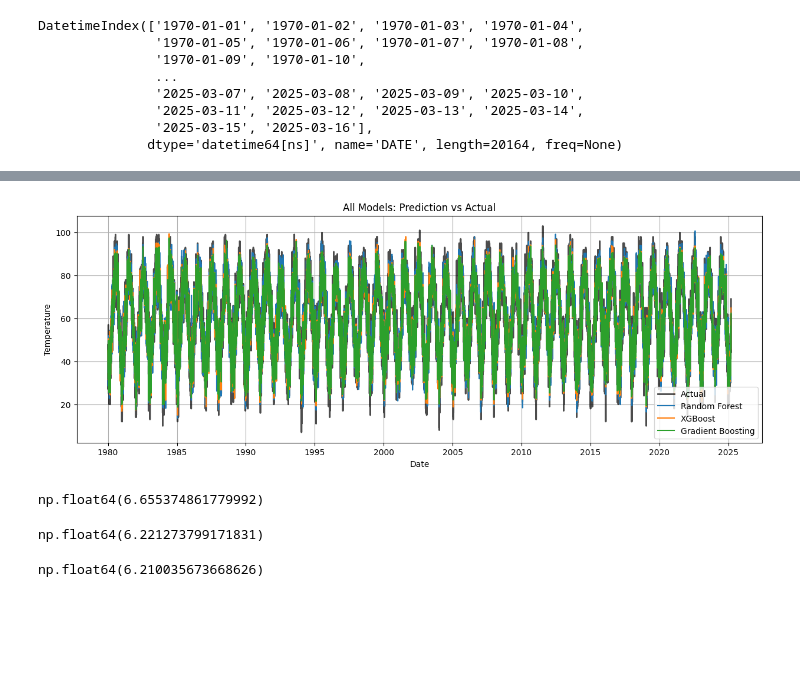
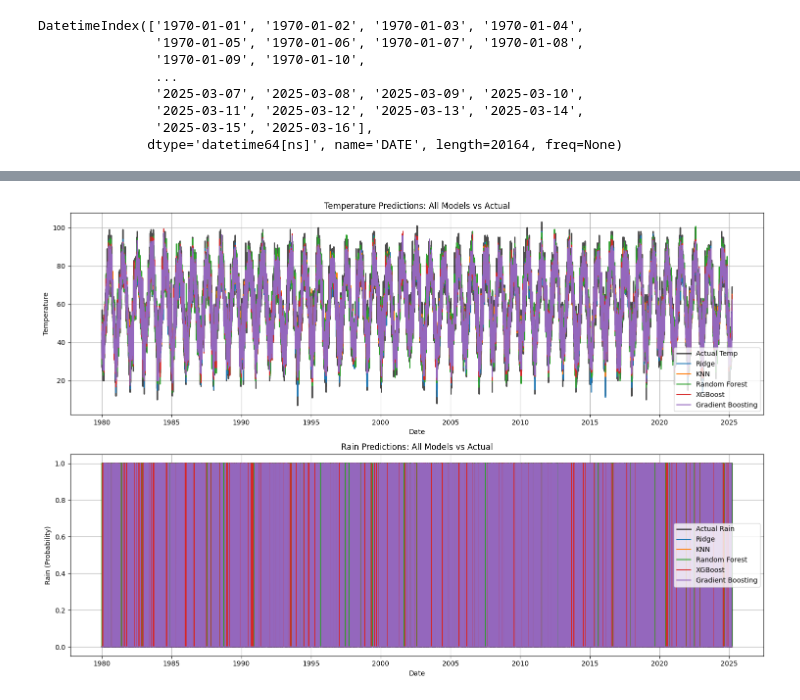
Before and after one commit to jebrinton/cs506finalproject, a Jupyter notebook: bhim_and_wen_combined.ipynb, the cells around one changed output, grey strips where cells are left out. Cells and saved outputs as stored; diff of their text form; code cells hidden in the pictures; blank space fills up the shorter version.

Commit message:
combined version of backtest funtion for both predictors, regression and classification models

```diff
--- a/bhim_and_wen_combined.ipynb
+++ b/bhim_and_wen_combined.ipynb
@@ -1,6 +1,7 @@
 # %%
 import pandas as pd
+import numpy as np
 
-#storing the dataset into the variable dataset, also making the "DATE" column the index column
-dataset = pd.read_csv("/Users/bhimrajj/Downloads/alpha.csv", index_col="DATE")
+# Storing the dataset into the variable dataset and making the "DATE" column the index column.
+dataset = pd.read_csv("weather.csv", index_col="DATE")
 # %%
@@ -245,5 +350,7 @@ def backtest(weather, model, predictors, start=3650, step=90):
 # %%
-predictions_10 = backtest(dataset, model, predictors)
-predictions_xgb_10 = backtest(dataset, xgb_model, predictors)
-predictions_gbr_10 = backtest(dataset, gbr_model, predictors)
+temp_ridge, rain_logistic = backtest(dataset, ridge_model, logistic_model, predictors)
+temp_knn, rain_knn = backtest(dataset, knn_model_temp, knn_model_rain, predictors)
+temp_rf, rain_rf = backtest(dataset, rf_model_temp, rf_model_rain, predictors)
+temp_xgb, rain_xgb = backtest(dataset, xgb_model_temp, xgb_model_rain, predictors)
+temp_gbr, rain_gbr = backtest(dataset, gbr_model_temp, gbr_model_rain, predictors)
 # %%
@@ -334,30 +580,40 @@ plt.show()
 # %%
-plt.figure(figsize=(15, 5))
+import matplotlib.pyplot as plt
 
-plt.plot(predictions_10.index, predictions_10["actual"], label="Actual", color="black", linewidth=2, alpha=0.7)
-plt.plot(predictions_10.index, predictions_10["prediction"], label="Random Forest")
-plt.plot(predictions_xgb_10.index, predictions_xgb_10["prediction"], label="XGBoost")
-plt.plot(predictions_gbr_10.index, predictions_gbr_10["prediction"], label="Gradient Boosting")
+# Set up the figure and subplots
+fig, (ax1, ax2) = plt.subplots(2, 1, figsize=(15, 10))  # 2 rows, 1 column
 
-plt.title("All Models: Prediction vs Actual")
-plt.xlabel("Date")
-plt.ylabel("Temperature")
-plt.legend()
-plt.grid(True)
+# Plotting Temperature Predictions
+ax1.plot(temp_ridge.index, temp_ridge["actual_temp"], label="Actual Temp", color="black", linewidth=2, alpha=0.7)
+ax1.plot(temp_ridge.index, temp_ridge["predicted_temp"], label="Ridge")
+ax1.plot(temp_knn.index, temp_knn["predicted_temp"], label="KNN")
+ax1.plot(temp_rf.index, temp_rf["predicted_temp"], label="Random Forest")
+ax1.plot(temp_xgb.index, temp_xgb["predicted_temp"], label="XGBoost")
+ax1.plot(temp_gbr.index, temp_gbr["predicted_temp"], label="Gradient Boosting")
+
+ax1.set_title("Temperature Predictions: All Models vs Actual")
+ax1.set_xlabel("Date")
+ax1.set_ylabel("Temperature")
+ax1.legend()
+ax1.grid(True)
+
+# Plotting Rain Predictions
+ax2.plot(rain_logistic.index, rain_logistic["actual_rain"], label="Actual Rain", color="black", linewidth=2, alpha=0.7)
+ax2.plot(rain_logistic.index, rain_logistic["predicted_rain"], label="Ridge")
+ax2.plot(rain_knn.index, rain_knn["predicted_rain"], label="KNN")
+ax2.plot(rain_rf.index, rain_rf["predicted_rain"], label="Random Forest")
+ax2.plot(rain_xgb.index, rain_xgb["predicted_rain"], label="XGBoost")
+ax2.plot(rain_gbr.index, rain_gbr["predicted_rain"], label="Gradient Boosting")
+
+ax2.set_title("Rain Predictions: All Models vs Actual")
+ax2.set_xlabel("Date")
+ax2.set_ylabel("Rain (Probability)")
+ax2.legend()
+ax2.grid(True)
+
+# Show the plot
+plt.tight_layout()
 plt.show()
 # %% [output]
-[figure, old version]
+[figure, new version]
-# %%
-#Measurin how accurate our model is using mean absolute error:
-predictions_10["diff"].mean()
-# %% [output]
-np.float64(6.655374861779992)
-# %%
-predictions_xgb_10["diff"].mean()
-# %% [output]
-np.float64(6.221273799171831)
-# %%
-predictions_gbr_10["diff"].mean()
-# %% [output]
-np.float64(6.210035673668626)
 # %%
```
Also changed, not shown: parts of 36 cells of this notebook.
